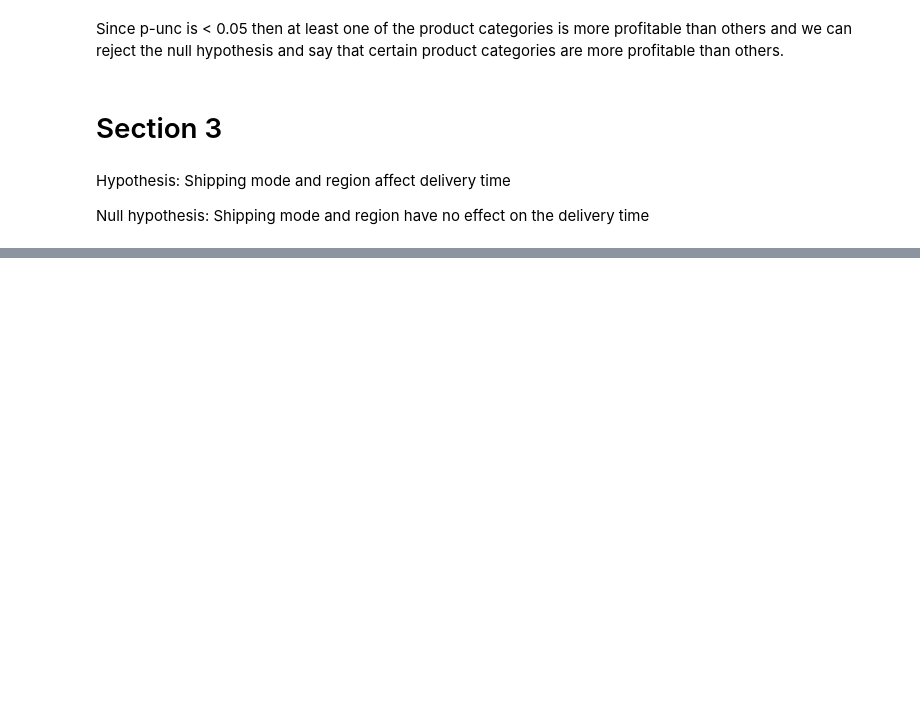
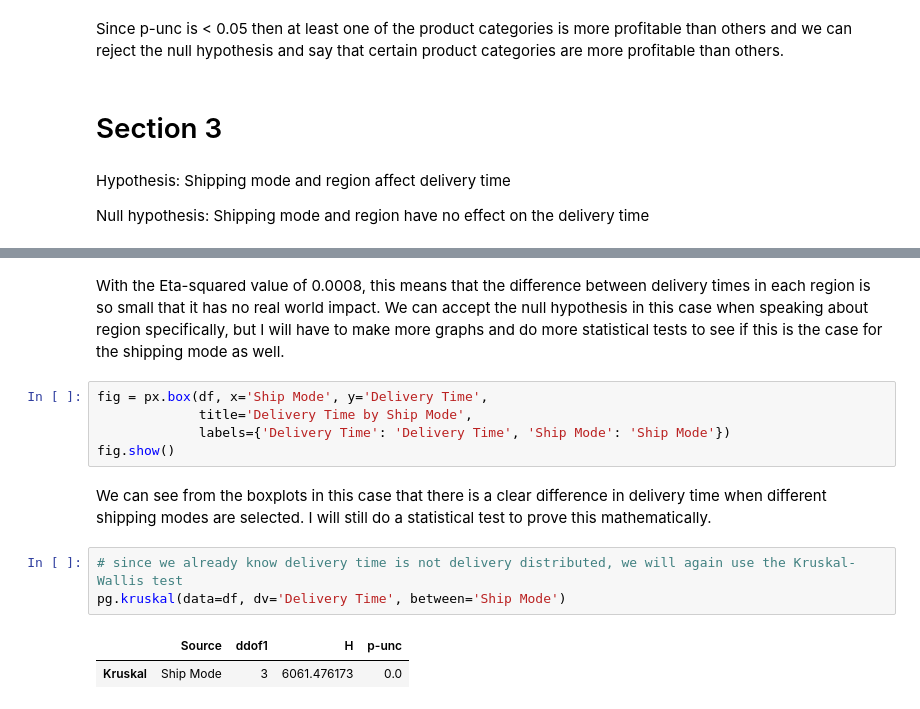
Before and after one commit to conormcdevitt/SuperstoreSales, a Jupyter notebook: jupyter_notebooks/3_DataVisualisation.ipynb, the cells around one changed output, grey strips where cells are left out. Cells and saved outputs as stored; diff of their text form; blank space fills up the shorter version.

```diff
--- a/jupyter_notebooks/3_DataVisualisation.ipynb
+++ b/jupyter_notebooks/3_DataVisualisation.ipynb
@@ -154,0 +204,15 @@ Null hypothesis: Shipping mode and region have no effect on the delivery time
+# %% [markdown]
+With the Eta-squared value of 0.0008, this means that the difference between delivery times in each region is so small that it has no real world impact. We can accept the null hypothesis in this case when speaking about region specifically, but I will have to make more graphs and do more statistical tests to see if this is the case for the shipping mode as well.
+# %%
+fig = px.box(df, x='Ship Mode', y='Delivery Time',
+             title='Delivery Time by Ship Mode',
+             labels={'Delivery Time': 'Delivery Time', 'Ship Mode': 'Ship Mode'})
+fig.show()
+# %% [markdown]
+We can see from the boxplots in this case that there is a clear difference in delivery time when different shipping modes are selected. I will still do a statistical test to prove this mathematically.
+# %%
+# since we already know delivery time is not delivery distributed, we will again use the Kruskal-Wallis test
+pg.kruskal(data=df, dv='Delivery Time', between='Ship Mode')
+# %% [output]
+|  | Source | ddof1 | H | p-unc |
+| Kruskal | Ship Mode | 3 | 6061.476173 | 0.0 |
```
Also changed, not shown: parts of 15 cells of this notebook.
